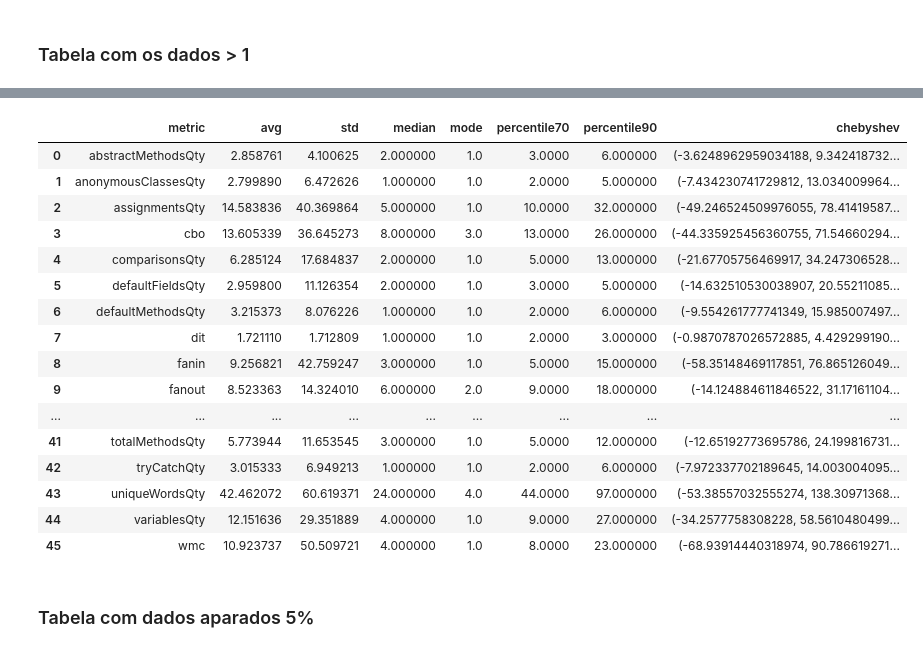
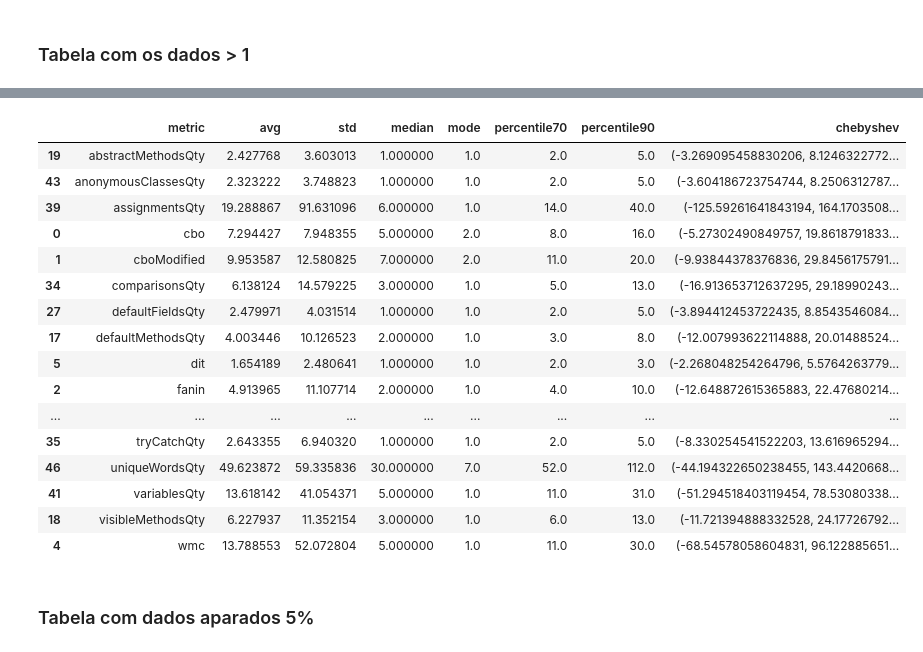
Before and after one commit to Henrique-coelho/TCC, a Jupyter notebook: statisticTable/test_getData.ipynb, the cells around one changed output, grey strips where cells are left out. Saved outputs shown, nothing was run; the diff lists cells and outputs as text; code cells hidden in the pictures.

Commit message:
add statistics

```diff
--- a/statisticTable/test_getData.ipynb
+++ b/statisticTable/test_getData.ipynb
@@ -74,14 +39,3 @@ def plotHist(data, metric, path, title, ext):
     plt.close()
 # %% [markdown]
 ### Tabela com todos os dados
-# %%
-project_path = 'C:/Users/h8men/OneDrive/Documentos/Cefet/TCC/metrics/'
-folder = os.listdir(project_path)
-metrics = os.listdir(project_path + f'{folder[0]}/')
-arr = []
-for i in range(len(metrics)):
-    metric = metrics[i].replace('.csv', '')
-    data = getData(metric,project_path)
-    values = [metric]
-    values.extend(statistic_metric(data,0.6))
-    arr.append(values)
@@ -103,7 +55,7 @@ df = pd.concat(dtframes, axis=0, ignore_index=True)
 import functools
 from math import sqrt
 
-def calculate_metrics_on_df(dataframe_input):
+def calculate_metrics_on_df(dataframe_input, porcentagem):
     dfWithDataOnly = dataframe_input.drop(columns=['file', 'class', 'type', 'assignmen'])
     mean = dfWithDataOnly.mean()
     median = dfWithDataOnly.median()
@@ -113,7 +65,7 @@ def calculate_metrics_on_df(dataframe_input):
     percentile70 = dfWithDataOnly.quantile(0.7)
     percentile90 = dfWithDataOnly.quantile(0.9)
 
-    x = 0.6
+    x = porcentagem
     k = sqrt(-1/(x - 1))
     limite_inf = mean - k*std
     limite_sup = mean + k*std
@@ -134,4 +86,3 @@ def calculate_metrics_on_df(dataframe_input):
     metrics = [meanDf, stdDf, medianDf, modeDf, percentile70Df, percentile90Df, chebyshev]
     df_final = functools.reduce(lambda left, right: pd.merge(left,right,on='metric'), metrics)
     return df_final.sort_values(by='metric')
-calculate_metrics_on_df(df)
@@ -230,24 +111,24 @@ values
-# %%
-df_data1 = pd.DataFrame(data=arr, columns=['metric', 'avg', 'std', 'median', 'mode', 'percentile70', 'percentile90', 'chebyshev'])
-df_data1
-# %% [output]
-|  | metric | avg | std | median | mode | percentile70 | percentile90 | chebyshev |
-| 0 | abstractMethodsQty | 2.858761 | 4.100625 | 2.000000 | 1.0 | 3.0000 | 6.000000 | (-3.6248962959034188, 9.342418732... |
-| 1 | anonymousClassesQty | 2.799890 | 6.472626 | 1.000000 | 1.0 | 2.0000 | 5.000000 | (-7.434230741729812, 13.034009964... |
-| 2 | assignmentsQty | 14.583836 | 40.369864 | 5.000000 | 1.0 | 10.0000 | 32.000000 | (-49.246524509976055, 78.41419587... |
-| 3 | cbo | 13.605339 | 36.645273 | 8.000000 | 3.0 | 13.0000 | 26.000000 | (-44.335925456360755, 71.54660294... |
-| 4 | comparisonsQty | 6.285124 | 17.684837 | 2.000000 | 1.0 | 5.0000 | 13.000000 | (-21.67705756469917, 34.247306528... |
-| 5 | defaultFieldsQty | 2.959800 | 11.126354 | 2.000000 | 1.0 | 3.0000 | 5.000000 | (-14.632510530038907, 20.55211085... |
-| 6 | defaultMethodsQty | 3.215373 | 8.076226 | 1.000000 | 1.0 | 2.0000 | 6.000000 | (-9.554261777741349, 15.985007497... |
-| 7 | dit | 1.721110 | 1.712809 | 1.000000 | 1.0 | 2.0000 | 3.000000 | (-0.9870787026572885, 4.429299190... |
-| 8 | fanin | 9.256821 | 42.759247 | 3.000000 | 1.0 | 5.0000 | 15.000000 | (-58.35148469117851, 76.865126049... |
-| 9 | fanout | 8.523363 | 14.324010 | 6.000000 | 2.0 | 9.0000 | 18.000000 | (-14.124884611846522, 31.17161104... |
-| ... | ... | ... | ... | ... | ... | ... | ... | ... |
-| 41 | totalMethodsQty | 5.773944 | 11.653545 | 3.000000 | 1.0 | 5.0000 | 12.000000 | (-12.65192773695786, 24.199816731... |
-| 42 | tryCatchQty | 3.015333 | 6.949213 | 1.000000 | 1.0 | 2.0000 | 6.000000 | (-7.972337702189645, 14.003004095... |
-| 43 | uniqueWordsQty | 42.462072 | 60.619371 | 24.000000 | 4.0 | 44.0000 | 97.000000 | (-53.38557032555274, 138.30971368... |
-| 44 | variablesQty | 12.151636 | 29.351889 | 4.000000 | 1.0 | 9.0000 | 27.000000 | (-34.2577758308228, 58.5610480499... |
-| 45 | wmc | 10.923737 | 50.509721 | 4.000000 | 1.0 | 8.0000 | 23.000000 | (-68.93914440318974, 90.786619271... |
+# %%
+df_data_ia_without_zeros = calculate_metrics_on_df(df.replace(0, np.NaN), 0.6)
+df_data_ia_without_zeros
+# %% [output]
+|  | metric | avg | std | median | mode | percentile70 | percentile90 | chebyshev |
+| 19 | abstractMethodsQty | 2.427768 | 3.603013 | 1.000000 | 1.0 | 2.0 | 5.0 | (-3.269095458830206, 8.1246322772... |
+| 43 | anonymousClassesQty | 2.323222 | 3.748823 | 1.000000 | 1.0 | 2.0 | 5.0 | (-3.604186723754744, 8.2506312787... |
+| 39 | assignmentsQty | 19.288867 | 91.631096 | 6.000000 | 1.0 | 14.0 | 40.0 | (-125.59261641843194, 164.1703508... |
+| 0 | cbo | 7.294427 | 7.948355 | 5.000000 | 2.0 | 8.0 | 16.0 | (-5.27302490849757, 19.8618791833... |
+| 1 | cboModified | 9.953587 | 12.580825 | 7.000000 | 2.0 | 11.0 | 20.0 | (-9.93844378376836, 29.8456175791... |
+| 34 | comparisonsQty | 6.138124 | 14.579225 | 3.000000 | 1.0 | 5.0 | 13.0 | (-16.913653712637295, 29.18990243... |
+| 27 | defaultFieldsQty | 2.479971 | 4.031514 | 1.000000 | 1.0 | 2.0 | 5.0 | (-3.894412453722435, 8.8543546084... |
+| 17 | defaultMethodsQty | 4.003446 | 10.126523 | 2.000000 | 1.0 | 3.0 | 8.0 | (-12.007993622114888, 20.01488524... |
+| 5 | dit | 1.654189 | 2.480641 | 1.000000 | 1.0 | 2.0 | 3.0 | (-2.268048254264796, 5.5764263779... |
+| 2 | fanin | 4.913965 | 11.107714 | 2.000000 | 1.0 | 4.0 | 10.0 | (-12.648872615365883, 22.47680214... |
+| ... | ... | ... | ... | ... | ... | ... | ... | ... |
+| 35 | tryCatchQty | 2.643355 | 6.940320 | 1.000000 | 1.0 | 2.0 | 5.0 | (-8.330254541522203, 13.616965294... |
+| 46 | uniqueWordsQty | 49.623872 | 59.335836 | 30.000000 | 7.0 | 52.0 | 112.0 | (-44.194322650238455, 143.4420668... |
+| 41 | variablesQty | 13.618142 | 41.054371 | 5.000000 | 1.0 | 11.0 | 31.0 | (-51.294518403119454, 78.53080338... |
+| 18 | visibleMethodsQty | 6.227937 | 11.352154 | 3.000000 | 1.0 | 6.0 | 13.0 | (-11.721394888332528, 24.17726792... |
+| 4 | wmc | 13.788553 | 52.072804 | 5.000000 | 1.0 | 11.0 | 30.0 | (-68.54578058604831, 96.122885651... |
 # %% [markdown]
 ### Tabela com dados aparados 5%
 # %%
```
Also changed, not shown: parts of 21 cells of this notebook, 7 other files.
